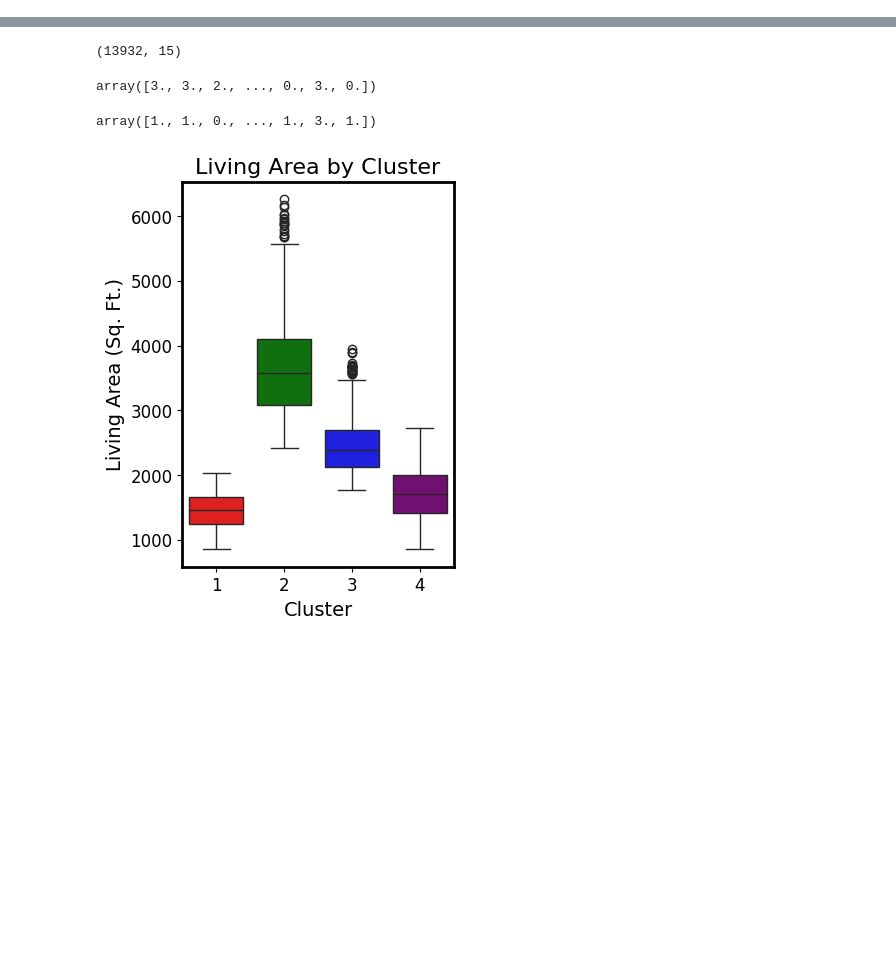
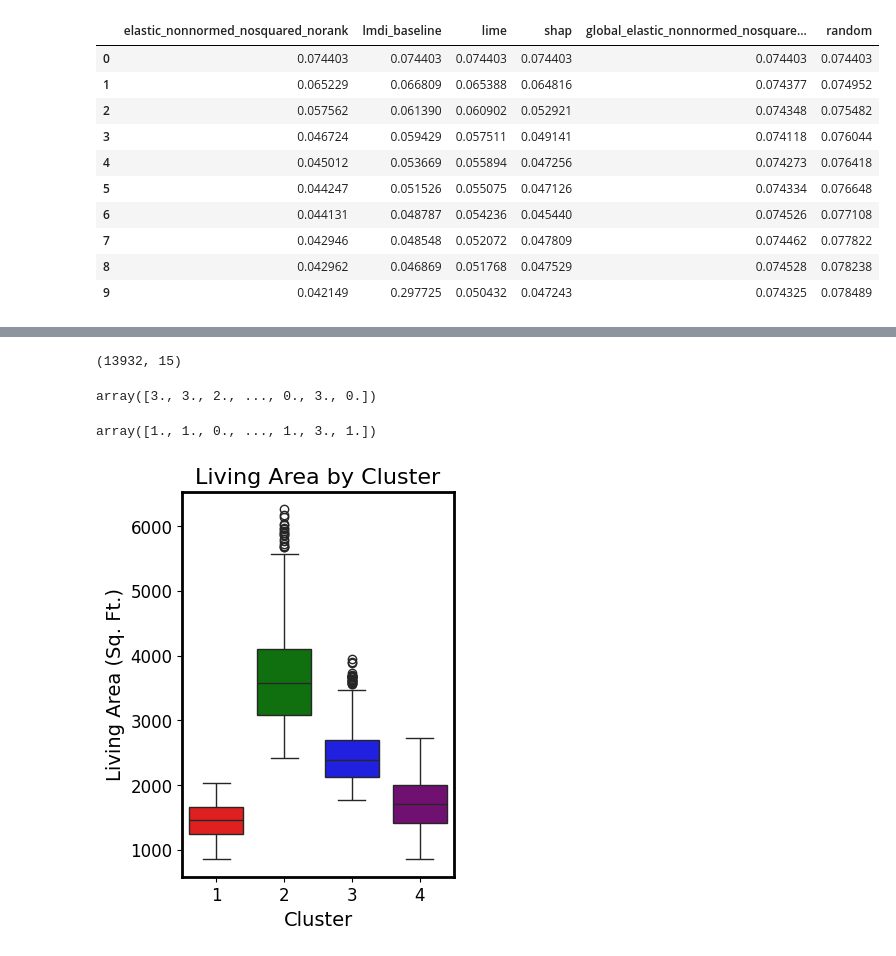
Before and after one commit to Yu-Group/imodels-experiments, a Jupyter notebook: feature_importance/subgroup/miami-housing/compile-results/case-study.ipynb, the cells around one changed output, grey strips where cells are left out. Saved outputs shown, nothing was run; the diff lists cells and outputs as text; code cells hidden in the pictures; blank space fills up the shorter version.

```diff
--- a/feature_importance/subgroup/miami-housing/compile-results/case-study.ipynb
+++ b/feature_importance/subgroup/miami-housing/compile-results/case-study.ipynb
@@ -77,4 +77,18 @@ for seed in seeds:
 # take the average of the dataframes in the list
 mean_df = pd.concat(seed_means).groupby(level=0).mean()
 sd_df = pd.concat(seed_sds).groupby(level=0).mean()
+# %%
+mean_df
+# %% [output]
+|  | elastic_nonnormed_nosquared_norank | lmdi_baseline | lime | shap | global_elastic_nonnormed_nosquare... | random |
+| 0 | 0.074403 | 0.074403 | 0.074403 | 0.074403 | 0.074403 | 0.074403 |
+| 1 | 0.065229 | 0.066809 | 0.065388 | 0.064816 | 0.074377 | 0.074952 |
+| 2 | 0.057562 | 0.061390 | 0.060902 | 0.052921 | 0.074348 | 0.075482 |
+| 3 | 0.046724 | 0.059429 | 0.057511 | 0.049141 | 0.074118 | 0.076044 |
+| 4 | 0.045012 | 0.053669 | 0.055894 | 0.047256 | 0.074273 | 0.076418 |
+| 5 | 0.044247 | 0.051526 | 0.055075 | 0.047126 | 0.074334 | 0.076648 |
+| 6 | 0.044131 | 0.048787 | 0.054236 | 0.045440 | 0.074526 | 0.077108 |
+| 7 | 0.042946 | 0.048548 | 0.052072 | 0.047809 | 0.074462 | 0.077822 |
+| 8 | 0.042962 | 0.046869 | 0.051768 | 0.047529 | 0.074528 | 0.078238 |
+| 9 | 0.042149 | 0.297725 | 0.050432 | 0.047243 | 0.074325 | 0.078489 |
 # %%
```
Also changed, not shown: parts of 2 cells of this notebook, 9 other files.
